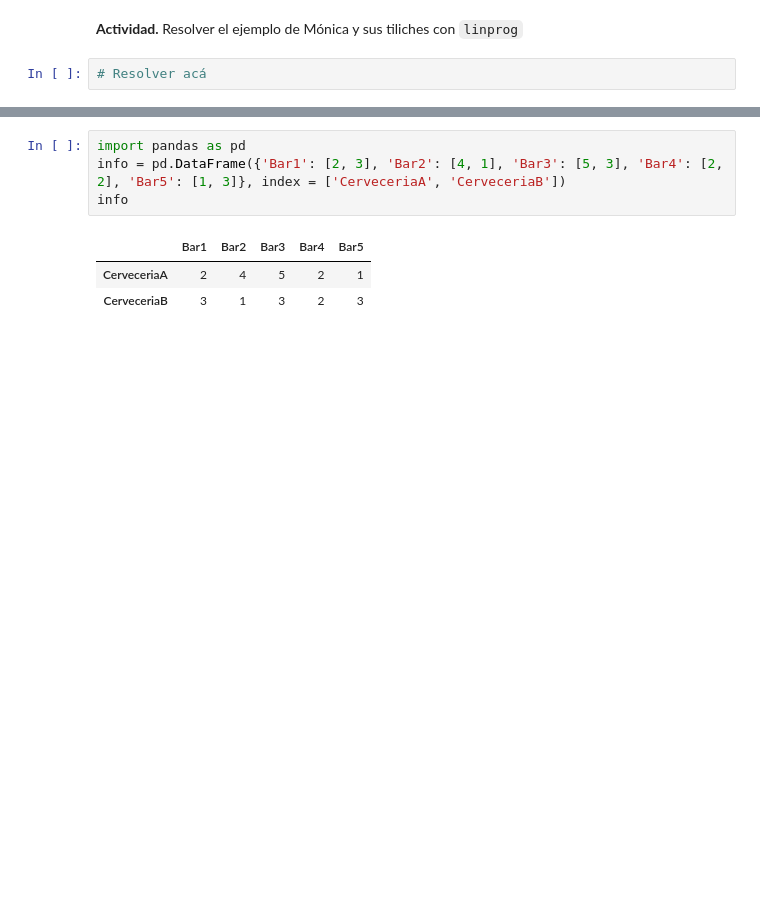
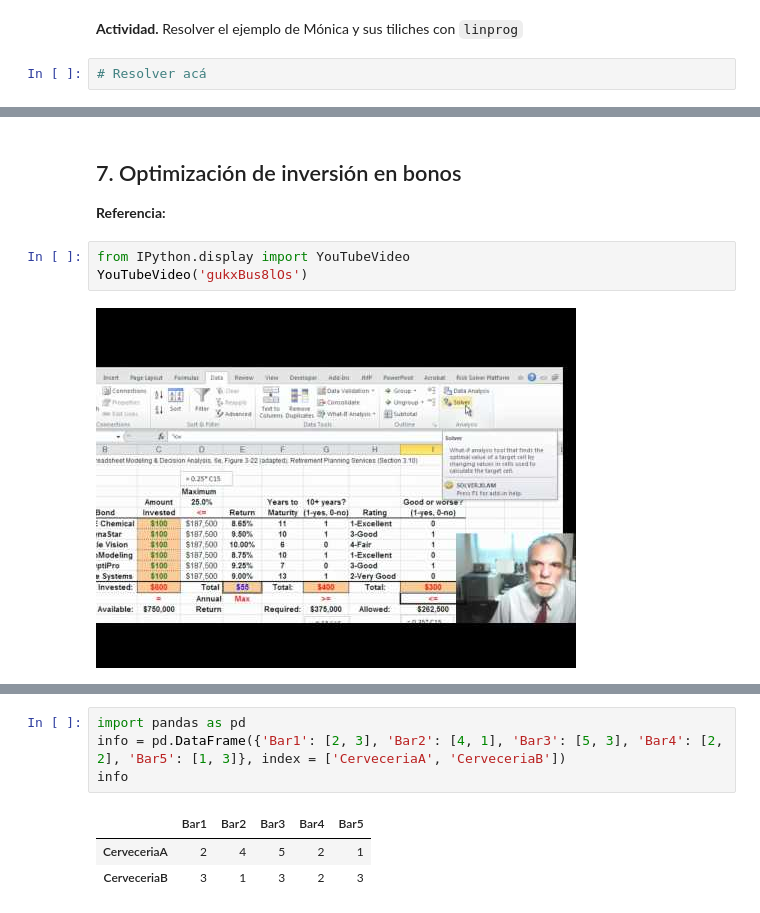
Before and after one commit to paulinamilenka/SimMat2018-1, a Jupyter notebook: Modulo1/Clase5_ProgramacionLineal.ipynb, the cells around one changed output, grey strips where cells are left out. Saved outputs shown, nothing was run; the diff lists cells and outputs as text; blank space fills up the shorter version.

Commit message:
Ejemplos clase de optimización

```diff
--- a/Modulo1/Clase5_ProgramacionLineal.ipynb
+++ b/Modulo1/Clase5_ProgramacionLineal.ipynb
@@ -326,3 +326,12 @@ La función objetivo será:
 $$\min_{x_1,\dots,x_6}2x_1 + 11x_2 + 12x_3 + 24x_4 + 13x_5 + 18x_6$$
 
 Resolver con `linprog`
+# %% [markdown]
+## 7. Optimización de inversión en bonos
+
+**Referencia:**
+# %%
+from IPython.display import YouTubeVideo
+YouTubeVideo('gukxBus8lOs')
+# %% [output]
+[figure, added]
```
Also changed, not shown: parts of 5 cells of this notebook.
